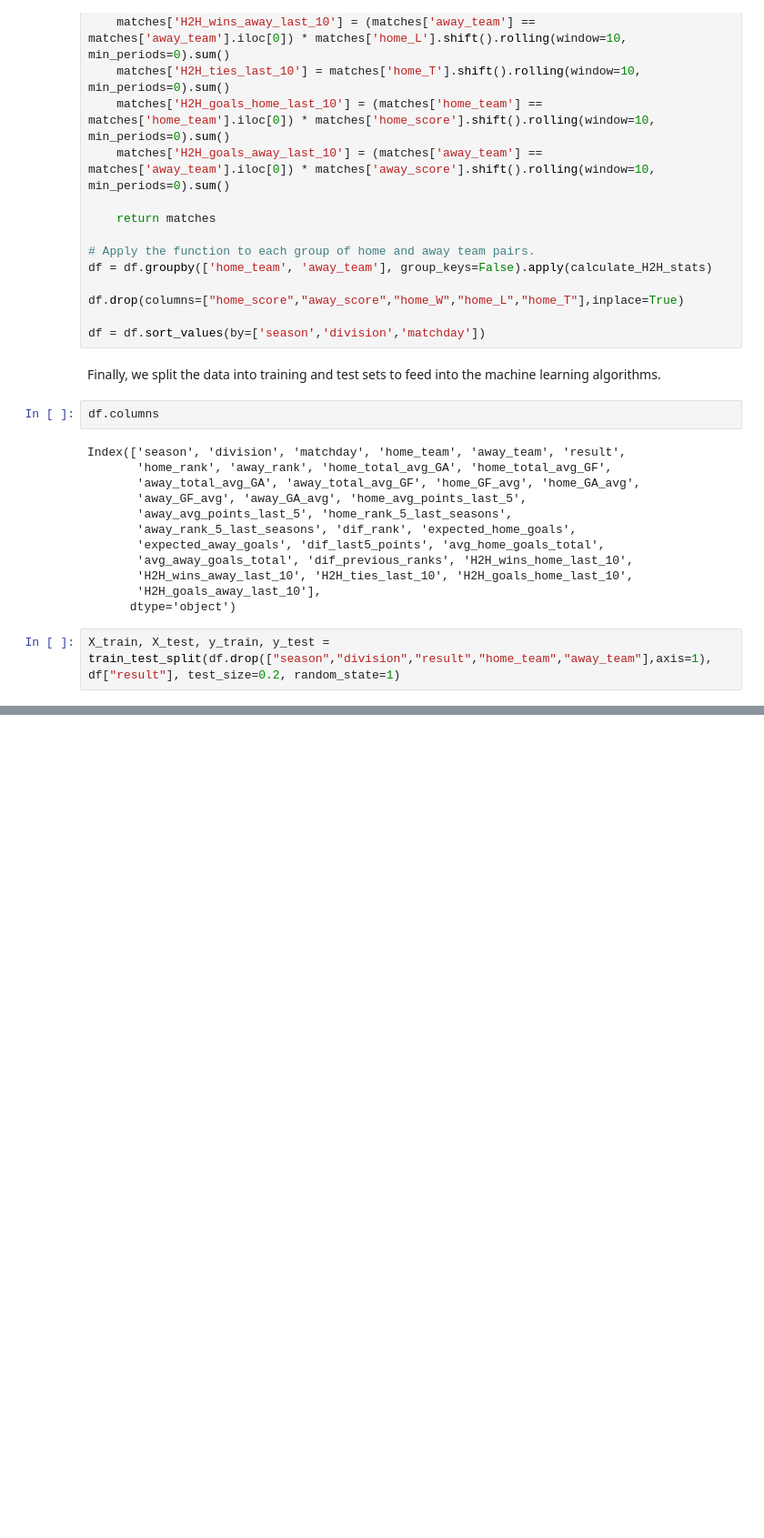
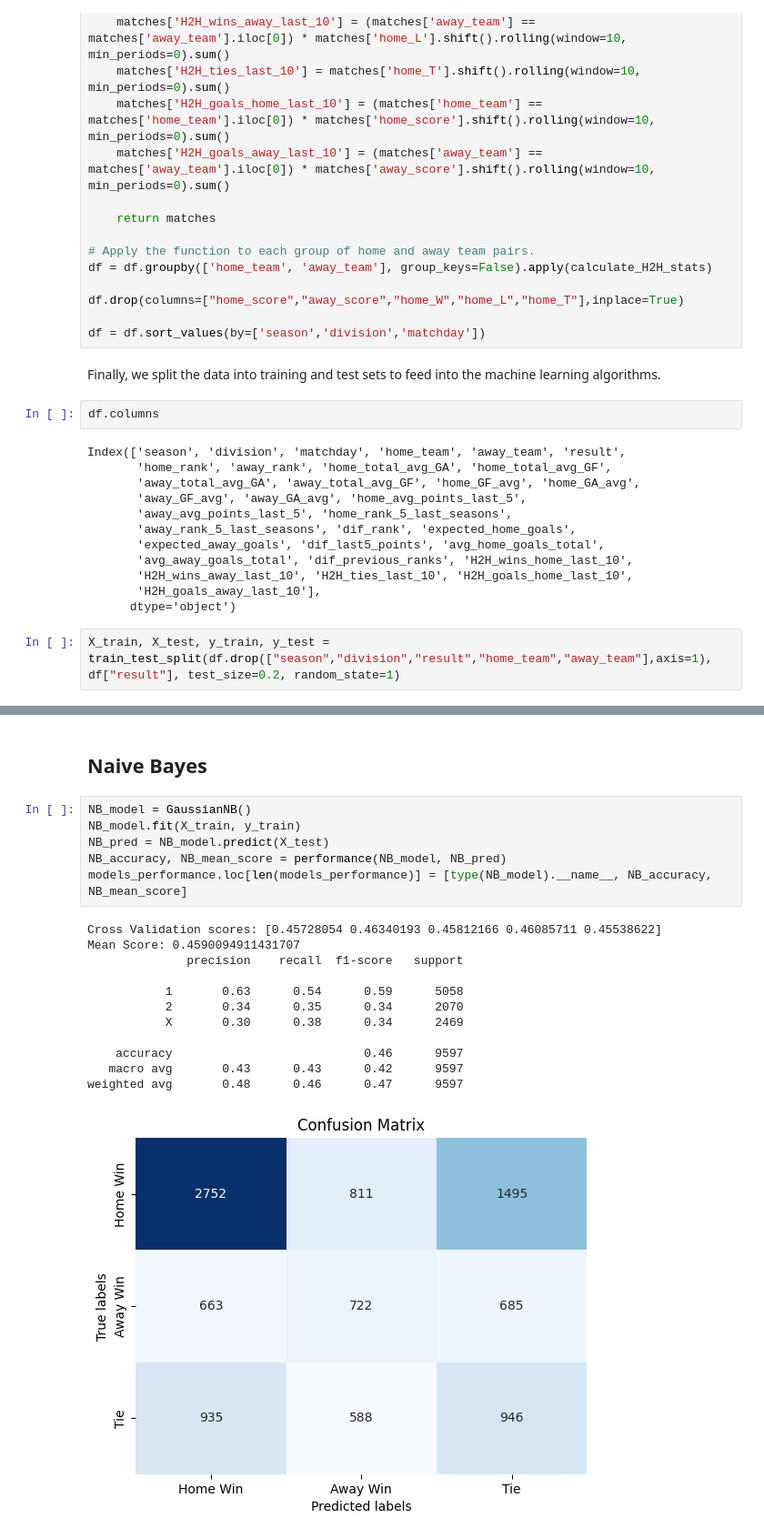
Before and after one commit to ManuIluro22/LaLiga, a Jupyter notebook: analysis/ModelAnalysis.ipynb, the cells around one changed output, grey strips where cells are left out. Shown at 91% size. Cells and saved outputs as stored; diff of their text form; blank space fills up the shorter version.

```diff
--- a/analysis/ModelAnalysis.ipynb
+++ b/analysis/ModelAnalysis.ipynb
@@ -463,0 +536,21 @@ X_train, X_test, y_train, y_test = train_test_split(df.drop(["season","division"
+# %% [markdown]
+## Naive Bayes
+# %%
+NB_model = GaussianNB()
+NB_model.fit(X_train, y_train)
+NB_pred = NB_model.predict(X_test)
+NB_accuracy, NB_mean_score = performance(NB_model, NB_pred)
+models_performance.loc[len(models_performance)] = [type(NB_model).__name__, NB_accuracy, NB_mean_score]
+# %% [output]
+Cross Validation scores: [0.45728054 0.46340193 0.45812166 0.46085711 0.45538622]
+Mean Score: 0.4590094911431707
+              precision    recall  f1-score   support
+
+           1       0.63      0.54      0.59      5058
+           2       0.34      0.35      0.34      2070
+           X       0.30      0.38      0.34      2469
+
+    accuracy                           0.46      9597
+   macro avg       0.43      0.43      0.42      9597
+weighted avg       0.48      0.46      0.47      9597
+[figure, added]
```
Also changed, not shown: parts of 21 cells of this notebook.
